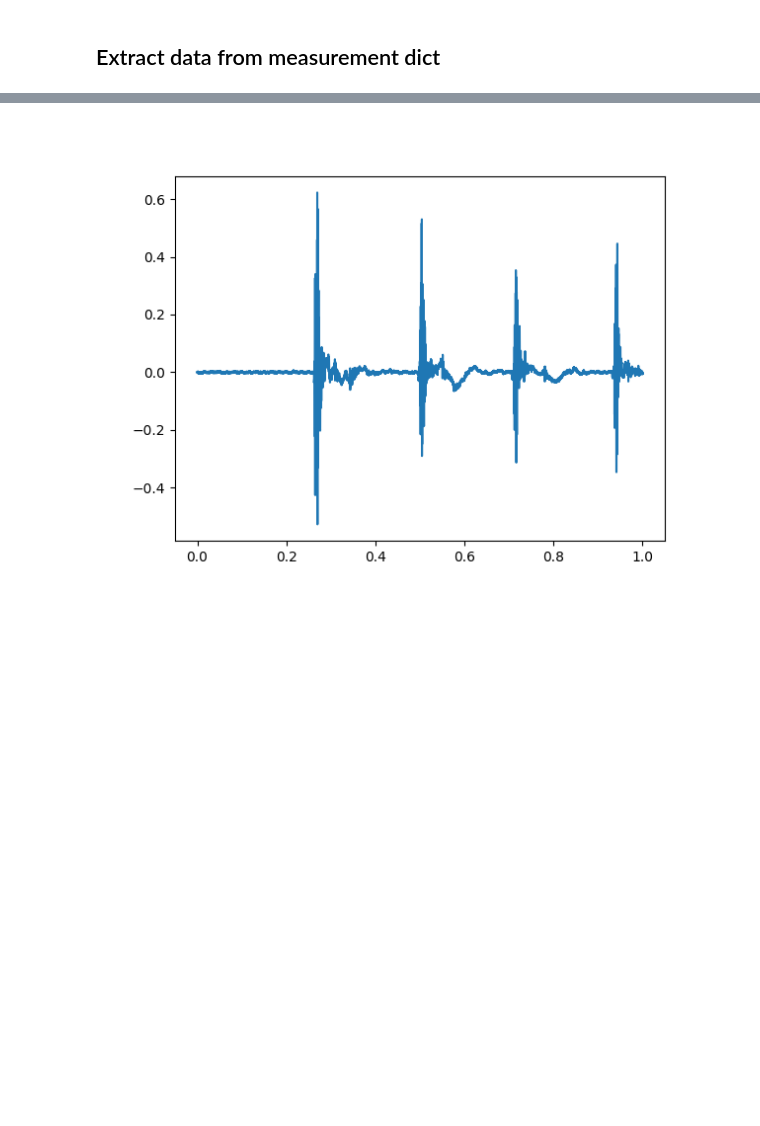
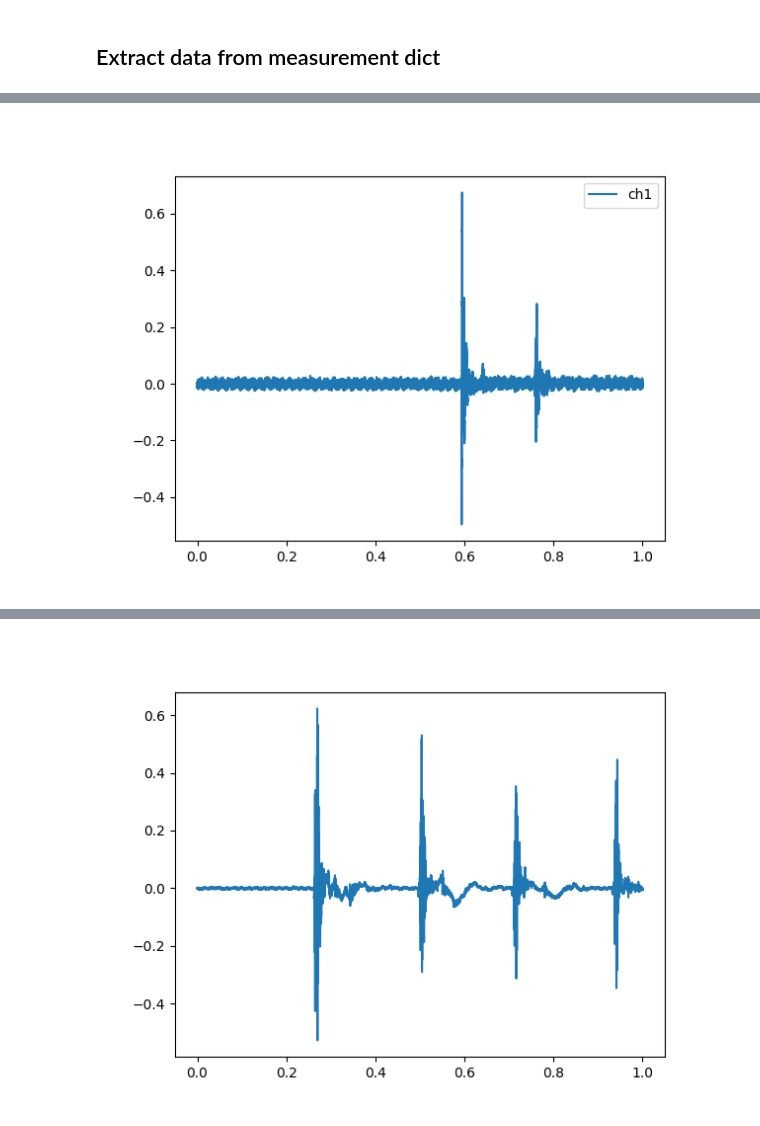
Before and after one commit to MrP123/scf_daq, a Jupyter notebook: main.ipynb, the cells around one changed output, grey strips where cells are left out. Saved outputs shown, nothing was run; the diff lists cells and outputs as text; code cells hidden in the pictures; blank space fills up the shorter version.

```diff
--- a/main.ipynb
+++ b/main.ipynb
@@ -250,6 +251,14 @@ data_sep005
  'fs': 1000000,
  'channel_name': ['ch1', 'ch2', 'ch3', 'ch4', 'ch5', 'ch6'],
  'unit_str': ''}
+# %%
+%matplotlib widget
+plt.clf()
+plt.plot(time, ch1_data)
+plt.legend(["ch1"])
+plt.show()
+# %% [output]
+[figure, added]
 # %%
 %matplotlib widget
 plt.clf()
```
Also changed, not shown: parts of 10 cells of this notebook, 1 other file.
